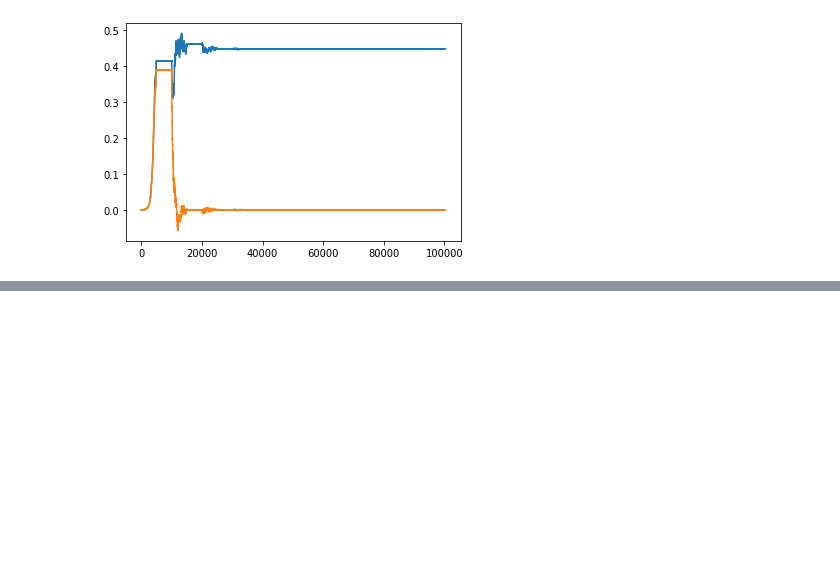
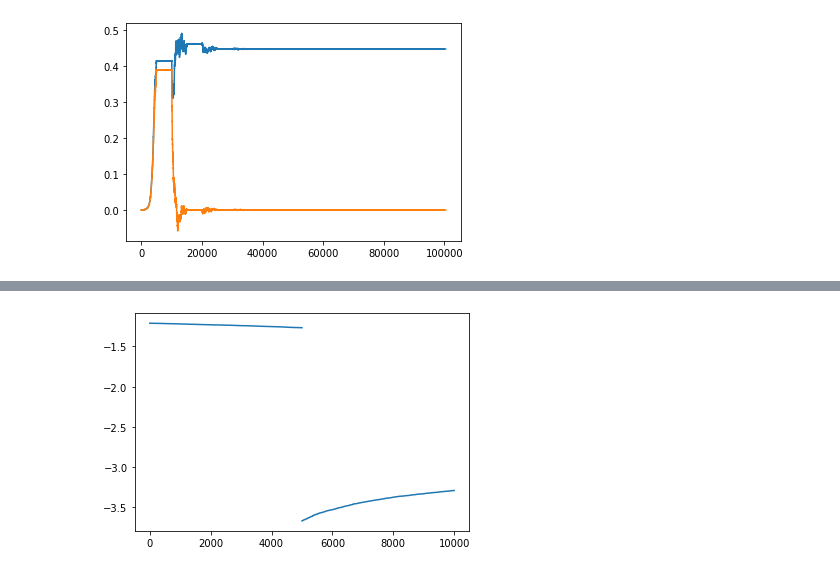
Before and after one commit to seblee97/student_teacher_catastrophic, a Jupyter notebook: notes/results.ipynb, the cells around one changed output, grey strips where cells are left out. Saved outputs shown, nothing was run; the diff lists cells and outputs as text; code cells hidden in the pictures; blank space fills up the shorter version.

```diff
--- a/notes/results.ipynb
+++ b/notes/results.ipynb
@@ -26,0 +40,6 @@ fig.show()
+# %%
+fig = plt.figure()
+plt.plot(range(len(ge2[:10000])), ge2[:10000])
+fig.show()
+# %% [output]
+[figure, added]
```
Also changed, not shown: parts of 16 cells of this notebook.
